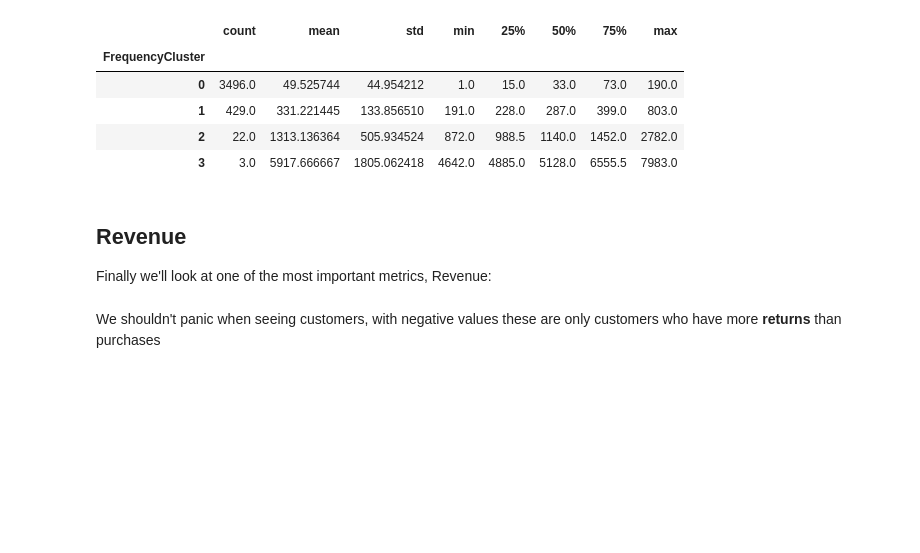
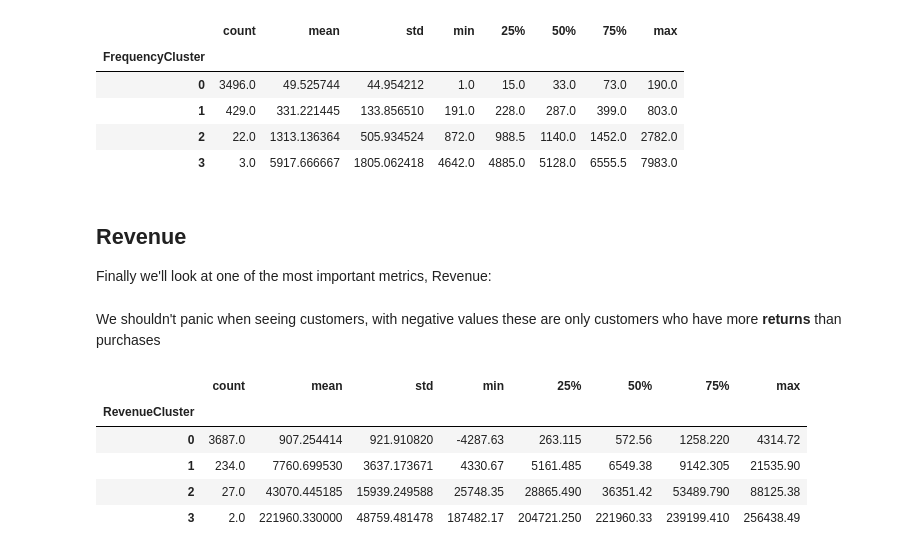
Before and after one commit to elmondhir/customer-segmentation-tuto, a Jupyter notebook: customer_segmentation.ipynb, the cells around one changed output. Drawn from its saved outputs; the diff is of its cells as text; code cells hidden in the pictures; blank space fills up the shorter version.

```diff
--- a/customer_segmentation.ipynb
+++ b/customer_segmentation.ipynb
@@ -184,3 +184,22 @@ fig = go.Figure(data=plot_data, layout=plot_layout)
 pyoff.iplot(fig)
 # %% [markdown]
 We shouldn't panic when seeing customers, with negative values these are only customers who have more **returns** than purchases
+# %%
+#apply clustering
+kmeans = KMeans(n_clusters=4)
+kmeans.fit(df_user[['Revenue']])
+df_user['RevenueCluster'] = kmeans.predict(df_user[['Revenue']])
+
+
+#order the cluster numbers
+df_user = order_cluster('RevenueCluster', 'Revenue',df_user,True)
+
+#show details of the dataframe
+df_user.groupby('RevenueCluster')['Revenue'].describe()
+# %% [output]
+|  | count | mean | std | min | 25% | 50% | 75% | max |
+| RevenueCluster |  |  |  |  |  |  |  |  |
+| 0 | 3687.0 | 907.254414 | 921.910820 | -4287.63 | 263.115 | 572.56 | 1258.220 | 4314.72 |
+| 1 | 234.0 | 7760.699530 | 3637.173671 | 4330.67 | 5161.485 | 6549.38 | 9142.305 | 21535.90 |
+| 2 | 27.0 | 43070.445185 | 15939.249588 | 25748.35 | 28865.490 | 36351.42 | 53489.790 | 88125.38 |
+| 3 | 2.0 | 221960.330000 | 48759.481478 | 187482.17 | 204721.250 | 221960.33 | 239199.410 | 256438.49 |
```
